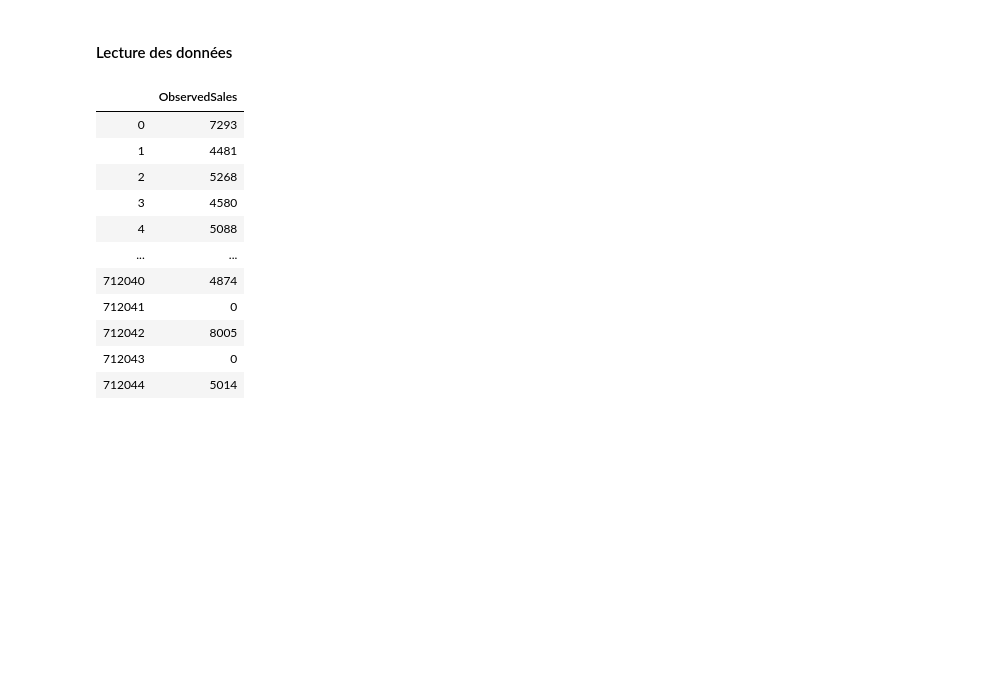
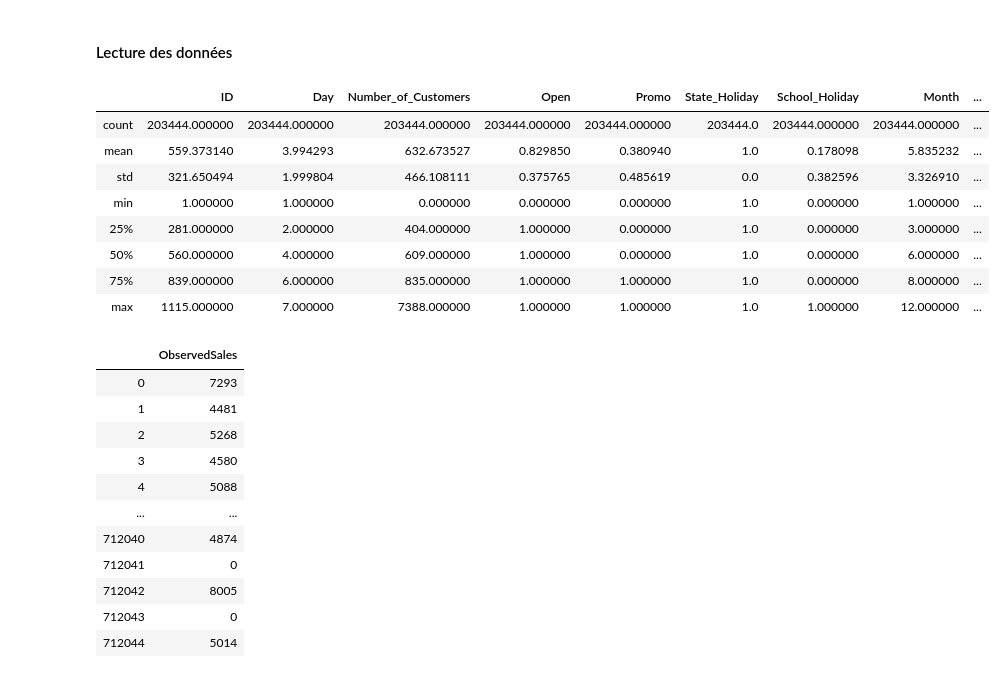
Before and after one commit to Arnofnr/ProjectBigDataCertif, a Jupyter notebook: SalesPredictionFelix.ipynb, the cells around one changed output. Cells and saved outputs as stored; diff of their text form; code cells hidden in the pictures; blank space fills up the shorter version.

```diff
--- a/SalesPredictionFelix.ipynb
+++ b/SalesPredictionFelix.ipynb
@@ -46,3 +32,34 @@ del test_data_df["Date"]
+# %%
+# TEST DATA
+test_data_file = "store_test.data"
+test_data_df = pd.read_csv(test_data_file ,sep=" ",header=None, names = ["ID", "Day", "Date", "Number_of_Customers", "Open", "Promo", "State_Holiday", "School_Holiday"])
+test_data_df["Date"]=pd.DataFrame(test_data_df["Date"],dtype="datetime64[ns]")
+#test_data_df["State_Holiday"]=test_data_df["State_Holiday"].map({'0' : 0, 'a' : 1, 'b' : 2, 'c' : 3, 'd' : 4})
+test_data_df["State_Holiday"]=pd.DataFrame(test_data_df["State_Holiday"],dtype="bool")
+test_data_df["State_Holiday"]=pd.DataFrame(test_data_df["State_Holiday"],dtype="int")
+test_data_df['Month'] = test_data_df['Date'].map(lambda d: d.month)
+test_data_df["Month"]=pd.DataFrame(test_data_df["Month"],dtype=int)
+test_data_df['Day_of_month'] = test_data_df['Date'].map(lambda d: d.day)
+test_data_df["Day_of_month"]=pd.DataFrame(test_data_df["Day_of_month"],dtype=int)
+test_data_df['Year'] = test_data_df['Date'].map(lambda d: d.year)
+test_data_df["Year"]=pd.DataFrame(test_data_df["Year"],dtype=int)
+del test_data_df["Date"]
+
+augmented_test_df = test_data_df.merge(extra_data_df,left_on='ID', right_on='Store')
+augmented_test_df.fillna(0, inplace=True)
+del augmented_test_df["Store"]
+
+augmented_test_df.describe()
+# %% [output]
+|  | ID | Day | Number_of_Customers | Open | Promo | State_Holiday | School_Holiday | Month | ... |
+| count | 203444.000000 | 203444.000000 | 203444.000000 | 203444.000000 | 203444.000000 | 203444.0 | 203444.000000 | 203444.000000 | ... |
+| mean | 559.373140 | 3.994293 | 632.673527 | 0.829850 | 0.380940 | 1.0 | 0.178098 | 5.835232 | ... |
+| std | 321.650494 | 1.999804 | 466.108111 | 0.375765 | 0.485619 | 0.0 | 0.382596 | 3.326910 | ... |
+| min | 1.000000 | 1.000000 | 0.000000 | 0.000000 | 0.000000 | 1.0 | 0.000000 | 1.000000 | ... |
+| 25% | 281.000000 | 2.000000 | 404.000000 | 1.000000 | 0.000000 | 1.0 | 0.000000 | 3.000000 | ... |
+| 50% | 560.000000 | 4.000000 | 609.000000 | 1.000000 | 0.000000 | 1.0 | 0.000000 | 6.000000 | ... |
+| 75% | 839.000000 | 6.000000 | 835.000000 | 1.000000 | 1.000000 | 1.0 | 0.000000 | 8.000000 | ... |
+| max | 1115.000000 | 7.000000 | 7388.000000 | 1.000000 | 1.000000 | 1.0 | 1.000000 | 12.000000 | ... |
 # %%
 # EXTRA DATA
 extra_data_file = "store_extra_data.csv"
```
Also changed, not shown: parts of 6 cells of this notebook, 2 other files.
